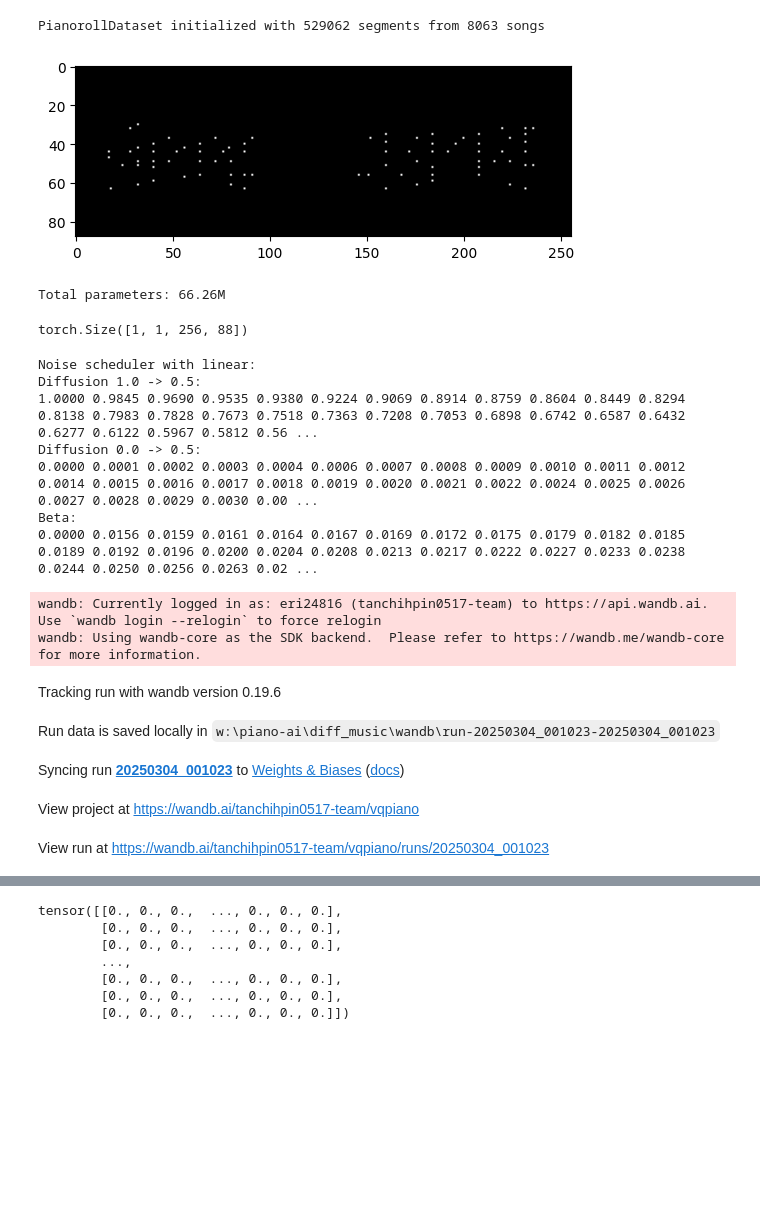
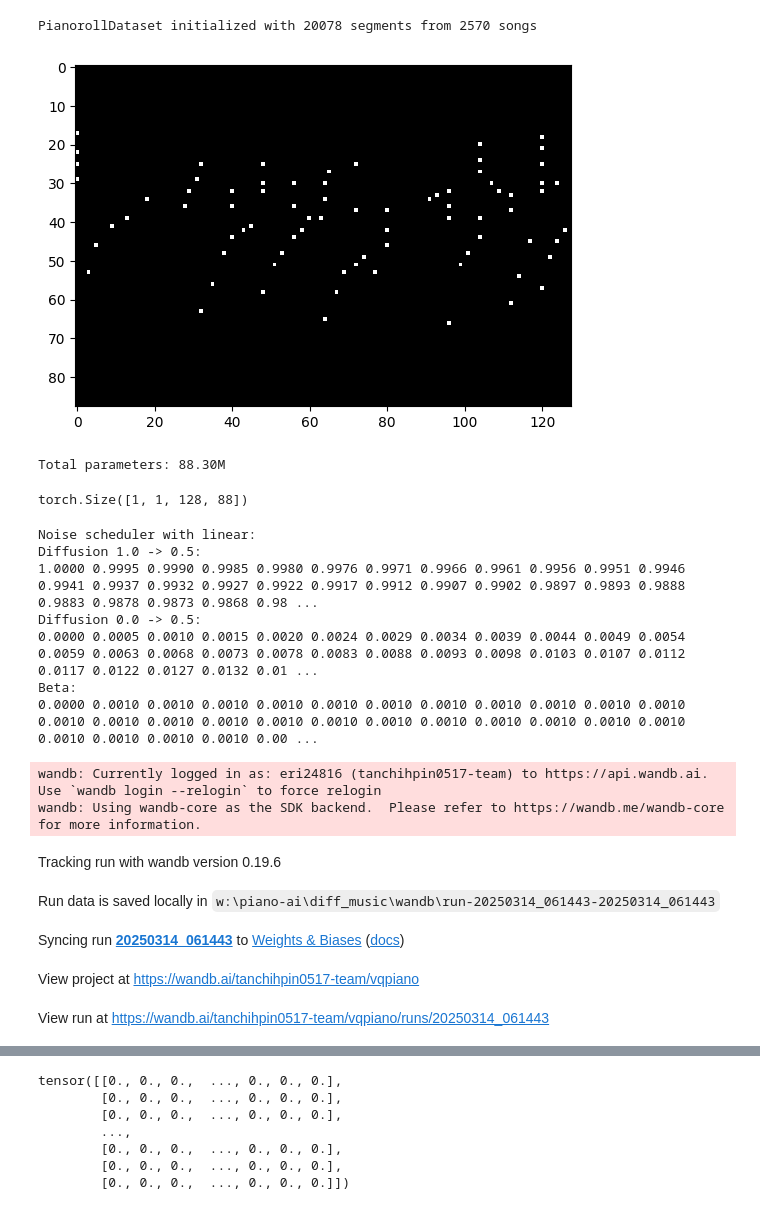
Before and after one commit to eri24816/diff-music, a Jupyter notebook: pr.ipynb, the cells around one changed output, grey strips where cells are left out. Drawn from its saved outputs; the diff is of its cells as text; code cells hidden in the pictures; blank space fills up the shorter version.

Commit message:
add DiffusionModel framework

```diff
--- a/pr.ipynb
+++ b/pr.ipynb
@@ -4,12 +4,14 @@
 # %%
 from pathlib import Path
 from diff_music.data.dataset import PianorollDataset
 from music_data_analysis import show_pianoroll
-ds = PianorollDataset(Path('W:\\piano-ai\\pop80k'), frames_per_beat=8)
+ds_path = Path(r'W:\music\music-data-analysis\data')
+# ds = PianorollDataset(Path('W:\\piano-ai\\pop80k_k'), frames_per_beat=8, length=32*4)
+ds = PianorollDataset(ds_path, frames_per_beat=8, length=32*4)
 show_pianoroll(ds[10])
 # %% [output]
-PianorollDataset initialized with 529062 segments from 8063 songs
+PianorollDataset initialized with 20078 segments from 2570 songs
-[figure, old version]
+[figure, new version]
 # %%
 from diff_music.models.transformer import PianorollDenoiser
 import torch
@@ -34,28 +36,28 @@ device = torch.device('cuda' if torch.cuda.is_available() else 'cpu')
 
 denoiser_params = VideoDiffusion.Params(
     dim=768,
-    max_length=256,
-    depth=6,
+    max_length=128,
+    depth=8,
     heads=8,
     rotary_pos_emb=True,
     frames_per_bar=32,
-    local_attn_window_size=64,
+    local_attn_window_size=128,
 )
 denoiser = VideoDiffusion(denoiser_params, 1).to(device)
 
 total_params = sum(p.numel() for p in denoiser.parameters())
 print(f"Total parameters: {total_params/1e6:.2f}M")
 
-x0 = torch.randn(1, 1, 256, 88).to(device)
-time_steps = torch.randint(0, 256, (1,)).to(device)
+x0 = torch.randn(1, 1, 128, 88).to(device)
+time_steps = torch.randint(0, 64, (1,)).to(device)
 denoiser(x0, time_steps).shape
 # %% [output]
-Total parameters: 66.26M
+Total parameters: 88.30M
-torch.Size([1, 1, 256, 88])
+torch.Size([1, 1, 128, 88])
 # %%
 from diff_music.binary_diffusion import BinaryDiffusion
 diff_params = BinaryDiffusion.Params(
-    total_steps=64,
+    total_steps=1024,
     loss_final='weighted',
     use_softmax=True,
     beta_type='linear',
@@ -66,17 +68,17 @@ diff_params = BinaryDiffusion.Params(
     channels=1,
     focal_alpha=0.5,
     focal_gamma=0,
-    gamma=0.0072,
+    gamma=0.5,
 )
 diff = BinaryDiffusion(diff_params, denoiser).to(device)
 # %% [output]
 Noise scheduler with linear:
 Diffusion 1.0 -> 0.5:
-1.0000 0.9845 0.9690 0.9535 0.9380 0.9224 0.9069 0.8914 0.8759 0.8604 0.8449 0.8294 0.8138 0.7983 0.7828 0.7673 0.7518 0.7363 0.7208 0.7053 0.6898 0.6742 0.6587 0.6432 0.6277 0.6122 0.5967 0.5812 0.56 ...
+1.0000 0.9995 0.9990 0.9985 0.9980 0.9976 0.9971 0.9966 0.9961 0.9956 0.9951 0.9946 0.9941 0.9937 0.9932 0.9927 0.9922 0.9917 0.9912 0.9907 0.9902 0.9897 0.9893 0.9888 0.9883 0.9878 0.9873 0.9868 0.98 ...
 Diffusion 0.0 -> 0.5:
-0.0000 0.0001 0.0002 0.0003 0.0004 0.0006 0.0007 0.0008 0.0009 0.0010 0.0011 0.0012 0.0014 0.0015 0.0016 0.0017 0.0018 0.0019 0.0020 0.0021 0.0022 0.0024 0.0025 0.0026 0.0027 0.0028 0.0029 0.0030 0.00 ...
+0.0000 0.0005 0.0010 0.0015 0.0020 0.0024 0.0029 0.0034 0.0039 0.0044 0.0049 0.0054 0.0059 0.0063 0.0068 0.0073 0.0078 0.0083 0.0088 0.0093 0.0098 0.0103 0.0107 0.0112 0.0117 0.0122 0.0127 0.0132 0.01 ...
 Beta:
-0.0000 0.0156 0.0159 0.0161 0.0164 0.0167 0.0169 0.0172 0.0175 0.0179 0.0182 0.0185 0.0189 0.0192 0.0196 0.0200 0.0204 0.0208 0.0213 0.0217 0.0222 0.0227 0.0233 0.0238 0.0244 0.0250 0.0256 0.0263 0.02 ...
+0.0000 0.0010 0.0010 0.0010 0.0010 0.0010 0.0010 0.0010 0.0010 0.0010 0.0010 0.0010 0.0010 0.0010 0.0010 0.0010 0.0010 0.0010 0.0010 0.0010 0.0010 0.0010 0.0010 0.0010 0.0010 0.0010 0.0010 0.0010 0.00 ...
 # %%
 from dataclasses import dataclass
 
@@ -160,13 +164,14 @@ run = wandb.init(
         "focal": focal_params,
         "denoiser": denoiser_params,
         "diffusion": diff_params,
+        "ds_path": ds_path,
     },
 )
 # %% [output]
 wandb: Currently logged in as: eri24816 (tanchihpin0517-team) to https://api.wandb.ai. Use `wandb login --relogin` to force relogin
 wandb: Using wandb-core as the SDK backend.  Please refer to https://wandb.me/wandb-core for more information.
 Tracking run with wandb version 0.19.6
-Run data is saved locally in w:\piano-ai\diff_music\wandb\run-20250304_001023-20250304_001023
+Run data is saved locally in w:\piano-ai\diff_music\wandb\run-20250314_061443-20250314_061443
-Syncing run 20250304_001023 to Weights & Biases (docs)
+Syncing run 20250314_061443 to Weights & Biases (docs)
 View project at https://wandb.ai/tanchihpin0517-team/vqpiano
-View run at https://wandb.ai/tanchihpin0517-team/vqpiano/runs/20250304_001023
+View run at https://wandb.ai/tanchihpin0517-team/vqpiano/runs/20250314_061443
```
Also changed, not shown: parts of 7 cells of this notebook, 12 other files.
